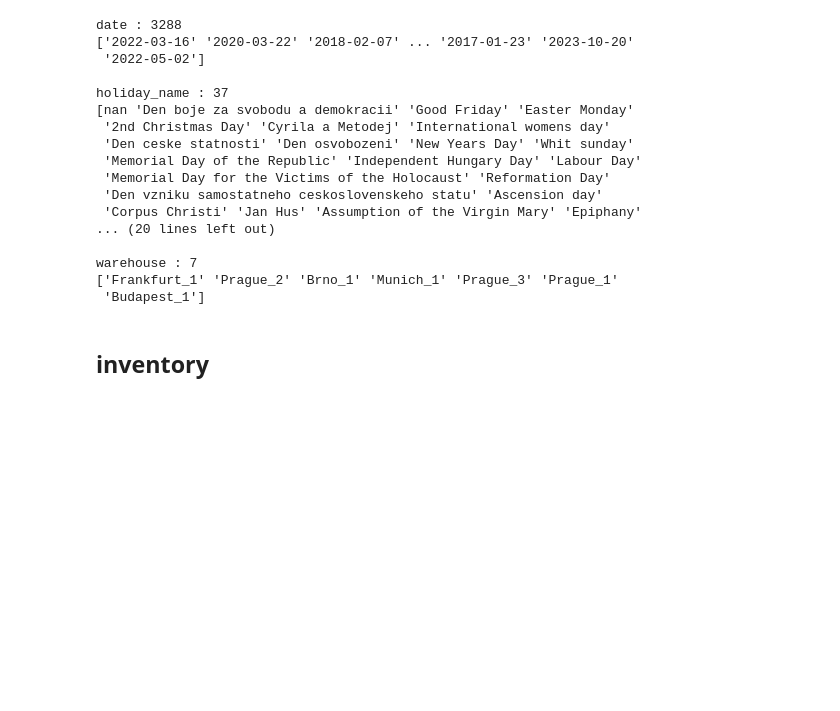
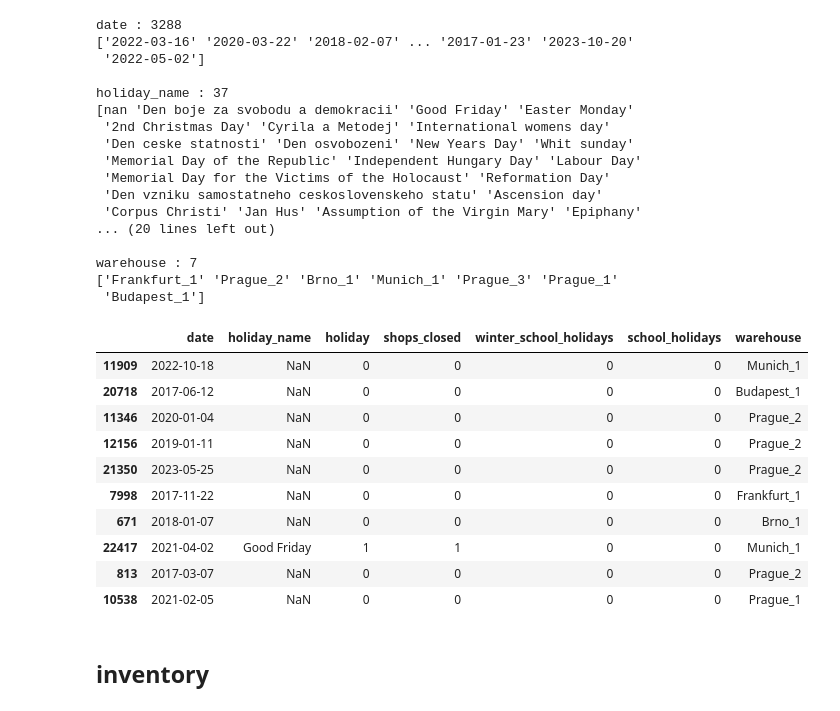
Before and after one commit to bongjooncha/kaggle_rohlik, a Jupyter notebook: data_eda/data_eda.ipynb, the cells around one changed output. Cells and saved outputs as stored; diff of their text form; code cells hidden in the pictures; blank space fills up the shorter version.

```diff
--- a/data_eda/data_eda.ipynb
+++ b/data_eda/data_eda.ipynb
@@ -49,6 +183,20 @@ holiday_name : 37
 warehouse : 7
 ['Frankfurt_1' 'Prague_2' 'Brno_1' 'Munich_1' 'Prague_3' 'Prague_1'
  'Budapest_1']
+# %%
+calendar.sample(10)
+# %% [output]
+|  | date | holiday_name | holiday | shops_closed | winter_school_holidays | school_holidays | warehouse |
+| 11909 | 2022-10-18 | NaN | 0 | 0 | 0 | 0 | Munich_1 |
+| 20718 | 2017-06-12 | NaN | 0 | 0 | 0 | 0 | Budapest_1 |
+| 11346 | 2020-01-04 | NaN | 0 | 0 | 0 | 0 | Prague_2 |
+| 12156 | 2019-01-11 | NaN | 0 | 0 | 0 | 0 | Prague_2 |
+| 21350 | 2023-05-25 | NaN | 0 | 0 | 0 | 0 | Prague_2 |
+| 7998 | 2017-11-22 | NaN | 0 | 0 | 0 | 0 | Frankfurt_1 |
+| 671 | 2018-01-07 | NaN | 0 | 0 | 0 | 0 | Brno_1 |
+| 22417 | 2021-04-02 | Good Friday | 1 | 1 | 0 | 0 | Munich_1 |
+| 813 | 2017-03-07 | NaN | 0 | 0 | 0 | 0 | Prague_2 |
+| 10538 | 2021-02-05 | NaN | 0 | 0 | 0 | 0 | Prague_1 |
 # %% [markdown]
 ## inventory
 # %%
```
Also changed, not shown: parts of 14 cells of this notebook, 1 other file.
